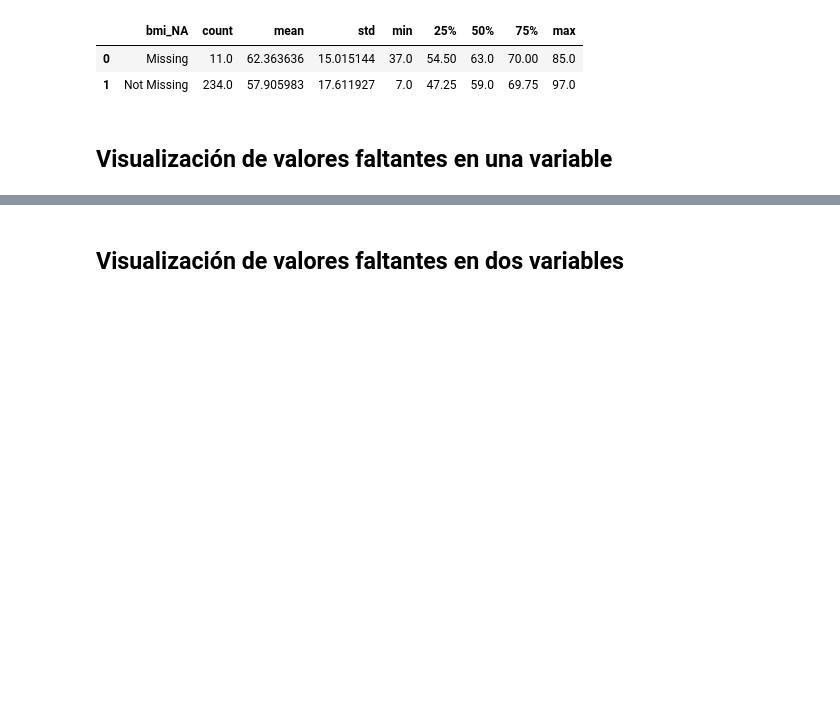
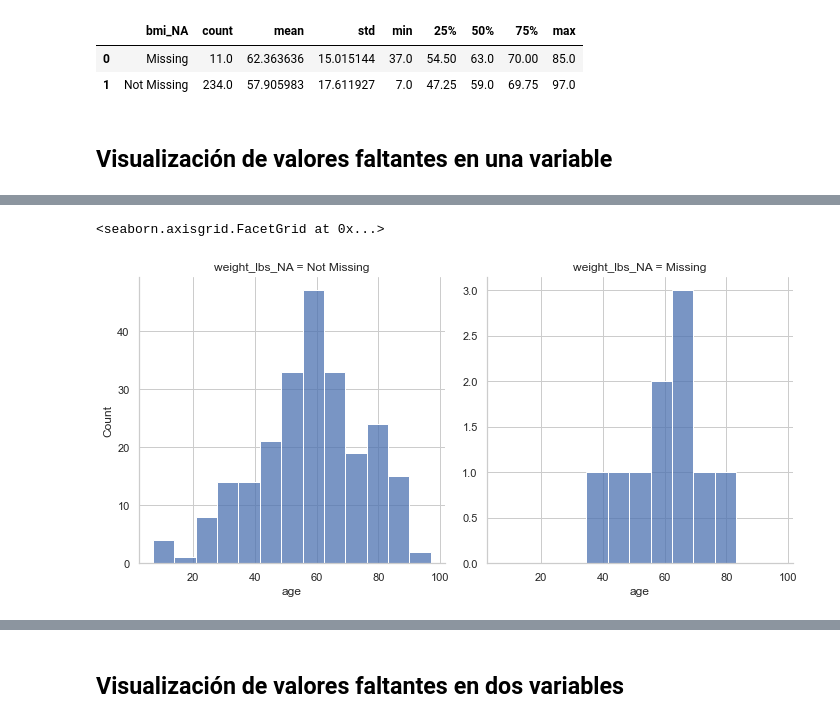
Before and after one commit to Bryan1195/Course_Missing_Values, a Jupyter notebook: notebooks/live-exploration-missing-values.ipynb, the cells around one changed output, grey strips where cells are left out. Drawn from its saved outputs; the diff is of its cells as text; code cells hidden in the pictures; blank space fills up the shorter version.

```diff
--- a/notebooks/live-exploration-missing-values.ipynb
+++ b/notebooks/live-exploration-missing-values.ipynb
@@ -919,0 +947,16 @@ missingno.matrix(riskfactors_df)
+# %%
+(
+    riskfactors_df.missing.bind_shadow_matrix(only_missing=True).pipe(lambda df: (
+        sns.displot(
+            data=df,
+            x="age",
+            col="weight_lbs_NA",
+            facet_kws={
+                "sharey": False
+            }
+            )
+    ))
+)
+# %% [output]
+<seaborn.axisgrid.FacetGrid at 0x...>
+[figure, added]
```
Also changed, not shown: parts of 3 cells of this notebook.
